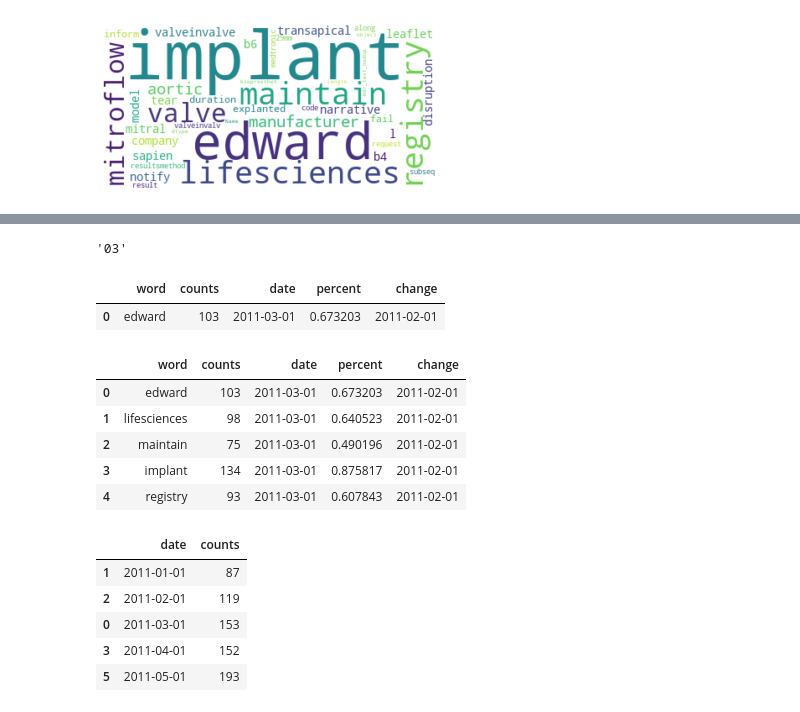
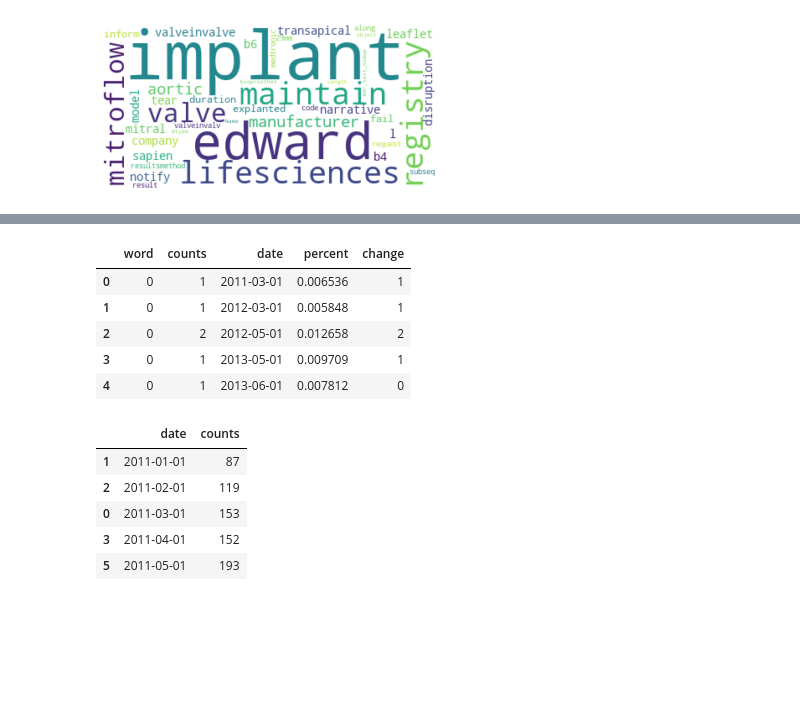
Before and after one commit to allenbutt/FDA, a Jupyter notebook: FDA.ipynb, the cells around one changed output, grey strips where cells are left out. Cells and saved outputs as stored; diff of their text form; code cells hidden in the pictures; blank space fills up the shorter version.

Commit message:
2022.06.21 Update
Finished adding the Change column to the word dataset, can now be imported into Tableau to show most significant changes month-to-month

```diff
--- a/FDA.ipynb
+++ b/FDA.ipynb
@@ -484,43 +484,40 @@ dfmain.to_csv(r'main.csv', index = False)
 dfmain = pd.read_csv("main.csv", encoding = 'unicode_escape')
 dfmain['mdr_text_nodup'] = dfmain['mdr_text_nodup'].map(str)
 dfword = pd.read_csv("word.csv", encoding = 'unicode_escape')
-# %%
-#Create a function to get the previous month off of a given string, to be used in creating a new column
-#to show changes from month to month
-def getlastmonth(dateinquestion):
-    new = dateinquestion[5:7]
-    new = int(new) - 1
-    if new == 0:
-        new = 12
-    new = str(new)
-    if len(new) == 1:
-        new = "0" + new
-    if randrange(100) % 0 == 0:
-        print(dateinquestion)
-    return dateinquestion[0:4] + "-" + new + dateinquestion[7:10]
-
-dfword["change"] = dfword["date"].apply(lambda datevalue: getlastmonth(datevalue))
-
-dfword.head()
-# %%
-def getchangevalue(word, date, value):
-    dfword[(dfword["word"] == "edward") & (dfword["date"] == "2011-03-01")]
-# %% [output]
-'03'
-# %%
-dfword[(dfword["word"] == "edward") & (dfword["date"] == "2011-03-01")]
-# %% [output]
-|  | word | counts | date | percent | change |
-| 0 | edward | 103 | 2011-03-01 | 0.673203 | 2011-02-01 |
-# %%
-dfword.head()
-# %% [output]
-|  | word | counts | date | percent | change |
-| 0 | edward | 103 | 2011-03-01 | 0.673203 | 2011-02-01 |
-| 1 | lifesciences | 98 | 2011-03-01 | 0.640523 | 2011-02-01 |
-| 2 | maintain | 75 | 2011-03-01 | 0.490196 | 2011-02-01 |
-| 3 | implant | 134 | 2011-03-01 | 0.875817 | 2011-02-01 |
-| 4 | registry | 93 | 2011-03-01 | 0.607843 | 2011-02-01 |
+# %%
+#Previous attempt was too slow, trying a new approach here
+dfword = dfword.sort_values(["word","date"]).reset_index()
+dfword.pop("index")
+
+#Create a function to get the previous month off of a given string
+def getlastmonth(dateinquestion):
+    newdate = dateinquestion[5:7]
+    newdate = int(newdate) - 1
+    if newdate == 0:
+        newdate = 12
+    newdate = str(newdate)
+    if len(newdate) == 1:
+        newdate = "0" + newdate
+    newdate = dateinquestion[0:4] + "-" + newdate + dateinquestion[7:10]
+    return newdate
+
+def previous_values(indexitem):
+    if indexitem > 0:
+        if (dfword["date"][indexitem-1] == getlastmonth(dfword["date"][indexitem])) & (dfword["word"][indexitem-1] == dfword["word"][indexitem]):
+            return (dfword["counts"][indexitem] - dfword["counts"][indexitem-1])
+        else:
+            return dfword["counts"][indexitem]
+    else:
+        return dfword["counts"][indexitem]
+
+dfword["change"] = dfword.apply(lambda x: previous_values(x.name), axis = 1)
+# %% [output]
+|  | word | counts | date | percent | change |
+| 0 | 0 | 1 | 2011-03-01 | 0.006536 | 1 |
+| 1 | 0 | 1 | 2012-03-01 | 0.005848 | 1 |
+| 2 | 0 | 2 | 2012-05-01 | 0.012658 | 2 |
+| 3 | 0 | 1 | 2013-05-01 | 0.009709 | 1 |
+| 4 | 0 | 1 | 2013-06-01 | 0.007812 | 0 |
 # %%
 # Create a dataset with each month and and the number of reports for those months
 datelist = dfmain["plaindate"].unique()
```
